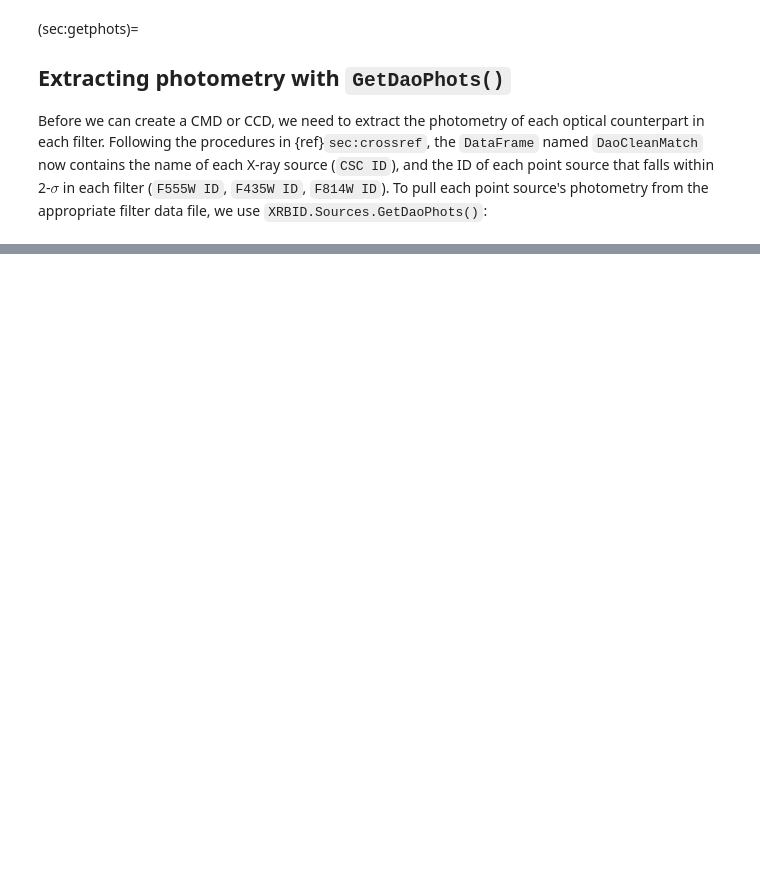
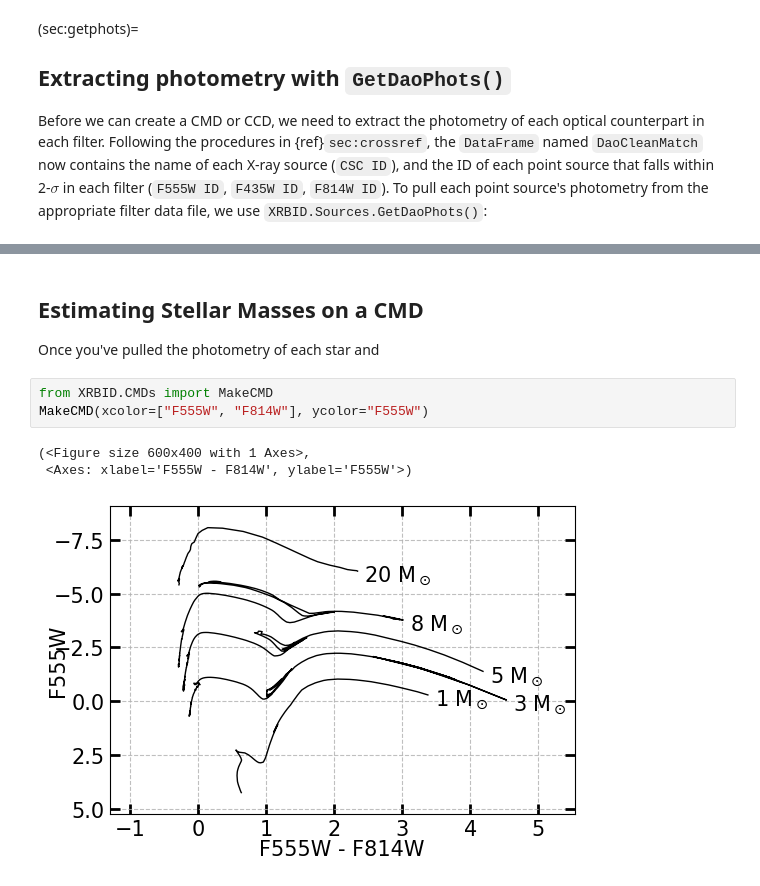
Before and after one commit to QosmicQi/XRBID, a Jupyter notebook: xrbid_guide/chapters/cmds.ipynb, the cells around one changed output, grey strips where cells are left out. Drawn from its saved outputs; the diff is of its cells as text; blank space fills up the shorter version.

```diff
--- a/xrbid_guide/chapters/cmds.ipynb
+++ b/xrbid_guide/chapters/cmds.ipynb
@@ -27,0 +55,11 @@ SyntaxError: incomplete input (575269775.py, line 8)
+# %% [markdown]
+## Estimating Stellar Masses on a CMD
+
+Once you've pulled the photometry of each star and
+# %%
+from XRBID.CMDs import MakeCMD
+MakeCMD(xcolor=["F555W", "F814W"], ycolor="F555W")
+# %% [output]
+(<Figure size 600x400 with 1 Axes>,
+ <Axes: xlabel='F555W - F814W', ylabel='F555W'>)
+[figure, added]
```
Also changed, not shown: parts of 7 cells of this notebook, 33 other files.
